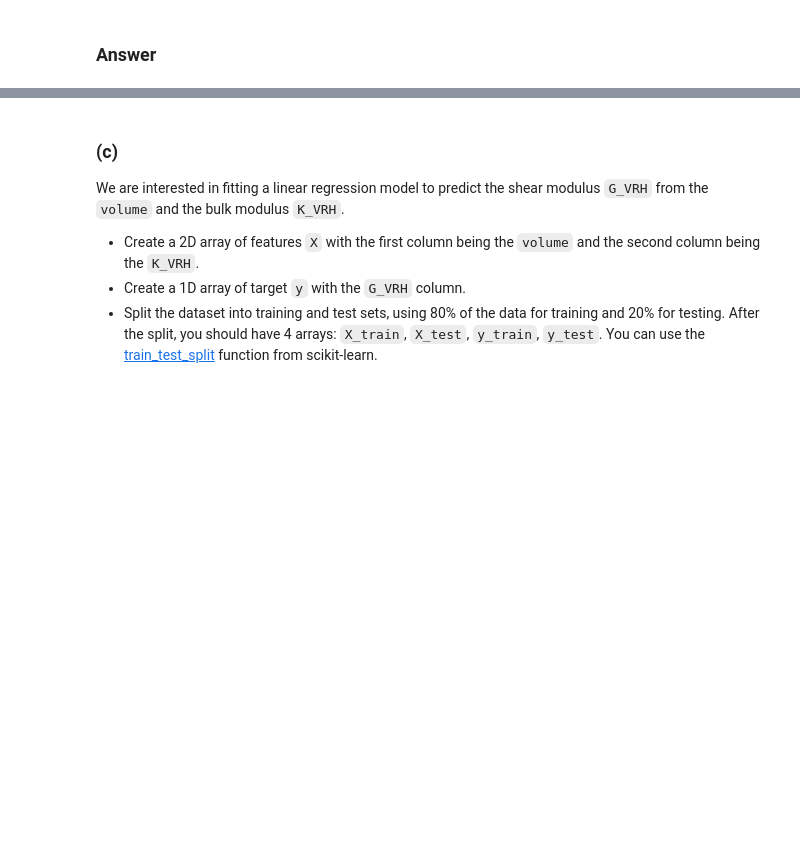
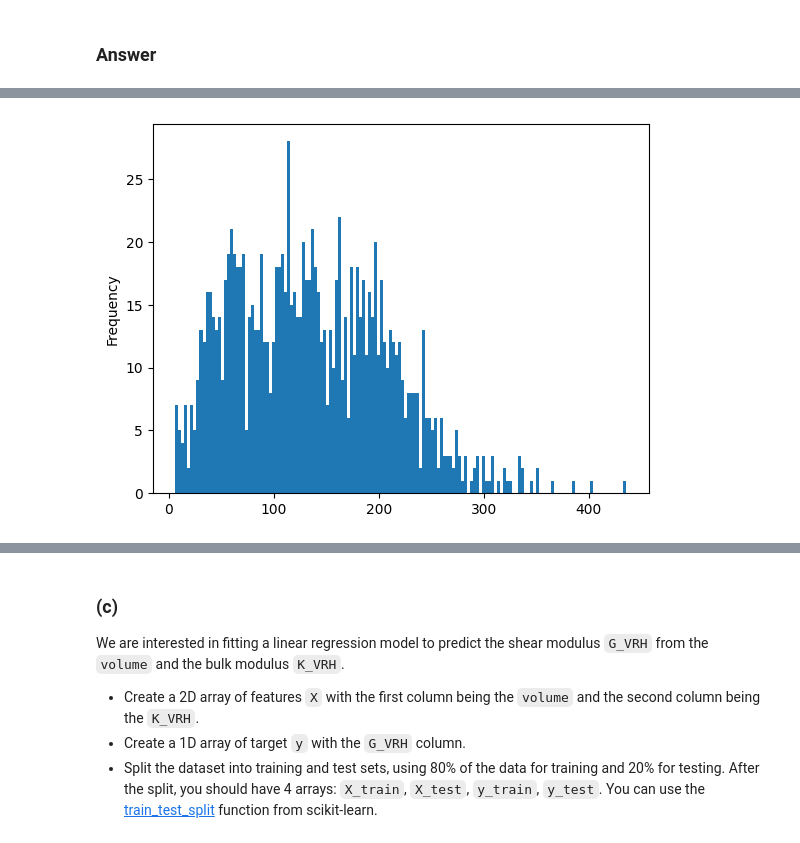
Before and after one commit to tieuandpepper/CHEE6397_HWs, a Jupyter notebook: HW1/hw1-Kevin_Tieu-1902070.ipynb, the cells around one changed output, grey strips where cells are left out. Drawn from its saved outputs; the diff is of its cells as text; code cells hidden in the pictures; blank space fills up the shorter version.

```diff
--- a/HW1/hw1-Kevin_Tieu-1902070.ipynb
+++ b/HW1/hw1-Kevin_Tieu-1902070.ipynb
@@ -127,0 +181,4 @@ Index(['material_id', 'formula', 'volume', 'structure', 'G_Voigt', 'G_Reuss',
+# %%
+ax = data['K_VRH'].plot.hist(bins=150)
+# %% [output]
+[figure, added]
```
Also changed, not shown: parts of 8 cells of this notebook.
